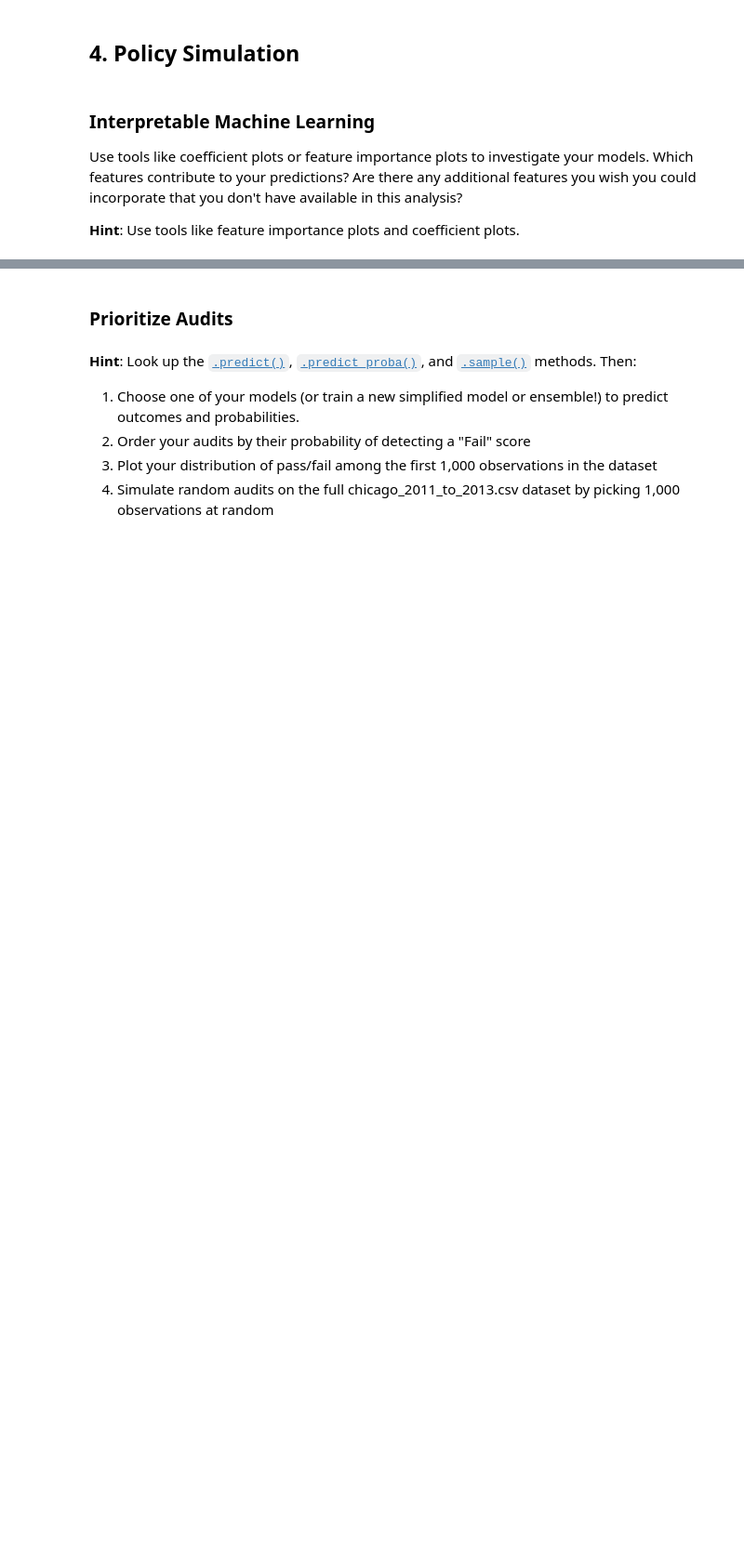
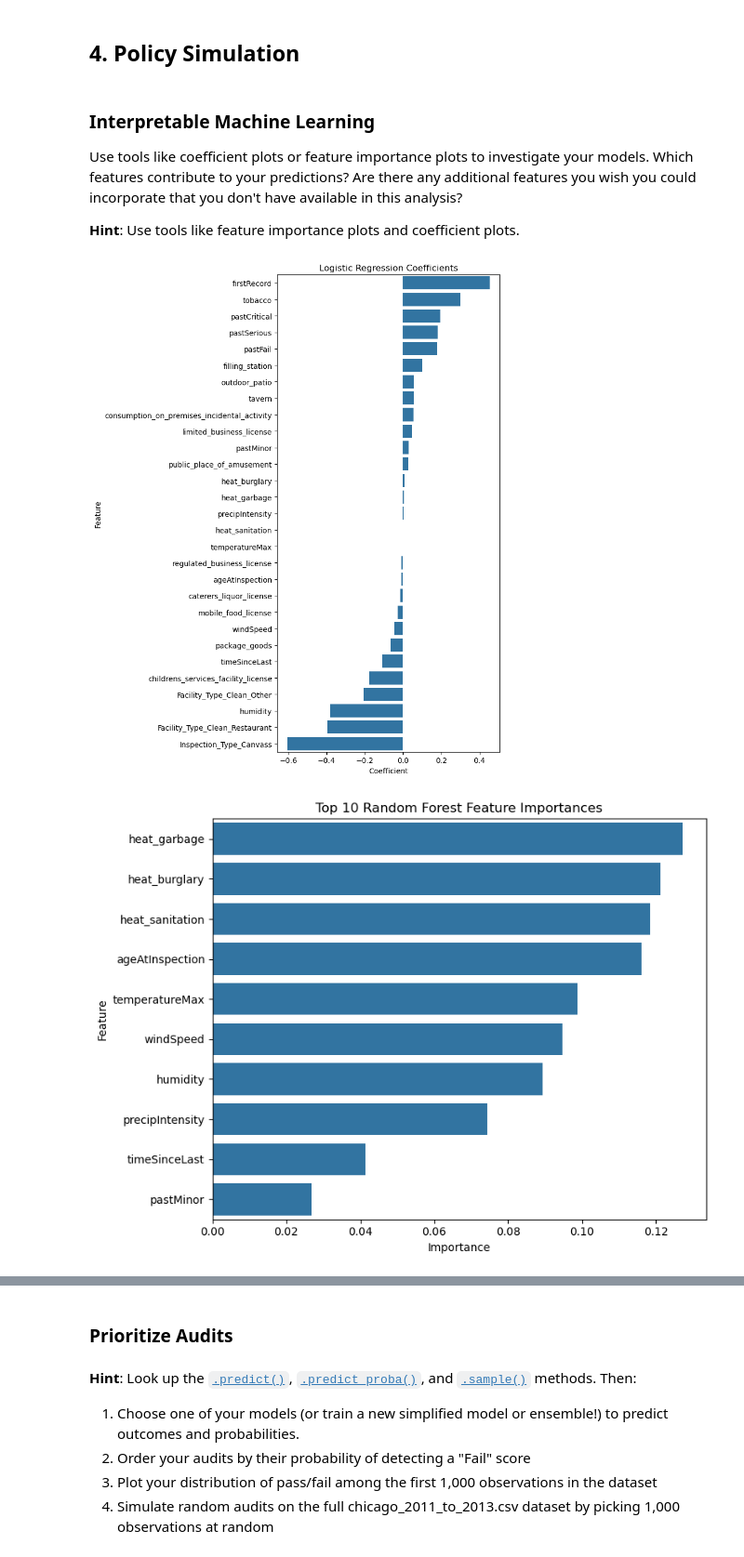
Before and after one commit to AyeshaZafar-Berkeley/AyeshaZafar-Berkeley.github.io, a Jupyter notebook: Project 3/Project 3 Students.ipynb, the cells around one changed output, grey strips where cells are left out. Shown: that part at 93% size. Saved outputs shown, nothing was run; the diff lists cells and outputs as text; code cells hidden in the pictures; blank space fills up the shorter version.

```diff
--- a/Project 3/Project 3 Students.ipynb
+++ b/Project 3/Project 3 Students.ipynb
@@ -463,3 +435,70 @@ Be sure to explain which of these metrics you would want to prioritize when cond
 Use tools like coefficient plots or feature importance plots to investigate your models. Which features contribute to your predictions? Are there any additional features you wish you could incorporate that you don't have available in this analysis?
 
 **Hint**: Use tools like feature importance plots and coefficient plots.
+# %%
+#Log Reg
+
+# use the fitted best model's coefficients
+coef = best_logit.coef_.ravel()
+
+log_reg_data = pd.DataFrame({
+    'Coefficient': coef,
+    'Feature': X_train.columns
+})
+
+# sort by coefficient
+log_reg_data = log_reg_data.sort_values('Coefficient', ascending=False)
+
+plt.figure(figsize=(8, 10))
+ax = sns.barplot(
+    x="Coefficient",
+    y="Feature",
+    data=log_reg_data
+)
+ax.set_title("Logistic Regression Coefficients")
+plt.tight_layout()
+plt.show()
+
+# Feature importance random forests
+
+feat_importances = pd.DataFrame({
+    "Feature": X_train.columns,
+    "Importance": best_rf.feature_importances_
+})
+
+# keep only top 10
+feat_top10 = feat_importances.sort_values("Importance", ascending=False).head(10)
+
+# ---- Plot ----
+plt.figure(figsize=(8, 6))
+sns.barplot(
+    x="Importance",
+    y="Feature",
+    data=feat_top10
+)
+plt.title("Top 10 Random Forest Feature Importances")
+plt.tight_layout()
+plt.show()
+
+#ADA
+
+ada_importances = pd.DataFrame({
+    "Feature": X_train.columns,
+    "Importance": best_ada.feature_importances_
+})
+
+# sort and keep only top 10
+ada_top10 = ada_importances.sort_values("Importance", ascending=False).head(10)
+
+plt.figure(figsize=(8, 6))
+sns.barplot(
+    x="Importance",
+    y="Feature",
+    data=ada_top10
+)
+plt.title("Top 10 AdaBoost Feature Importances")
+plt.tight_layout()
+plt.show()
+# %% [output]
+[figure, added]
+[figure, added]
```
Also changed, not shown: parts of 30 cells of this notebook.
